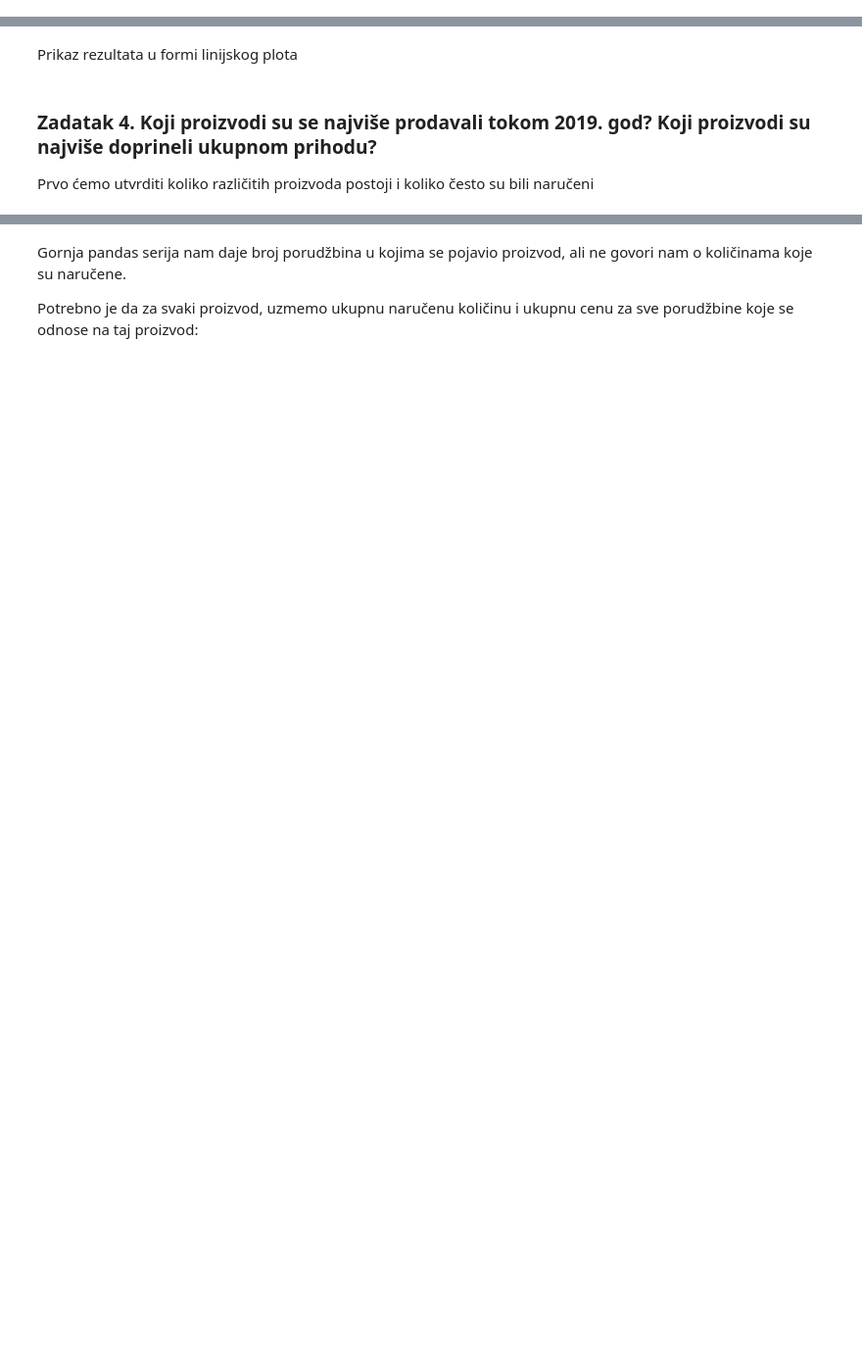
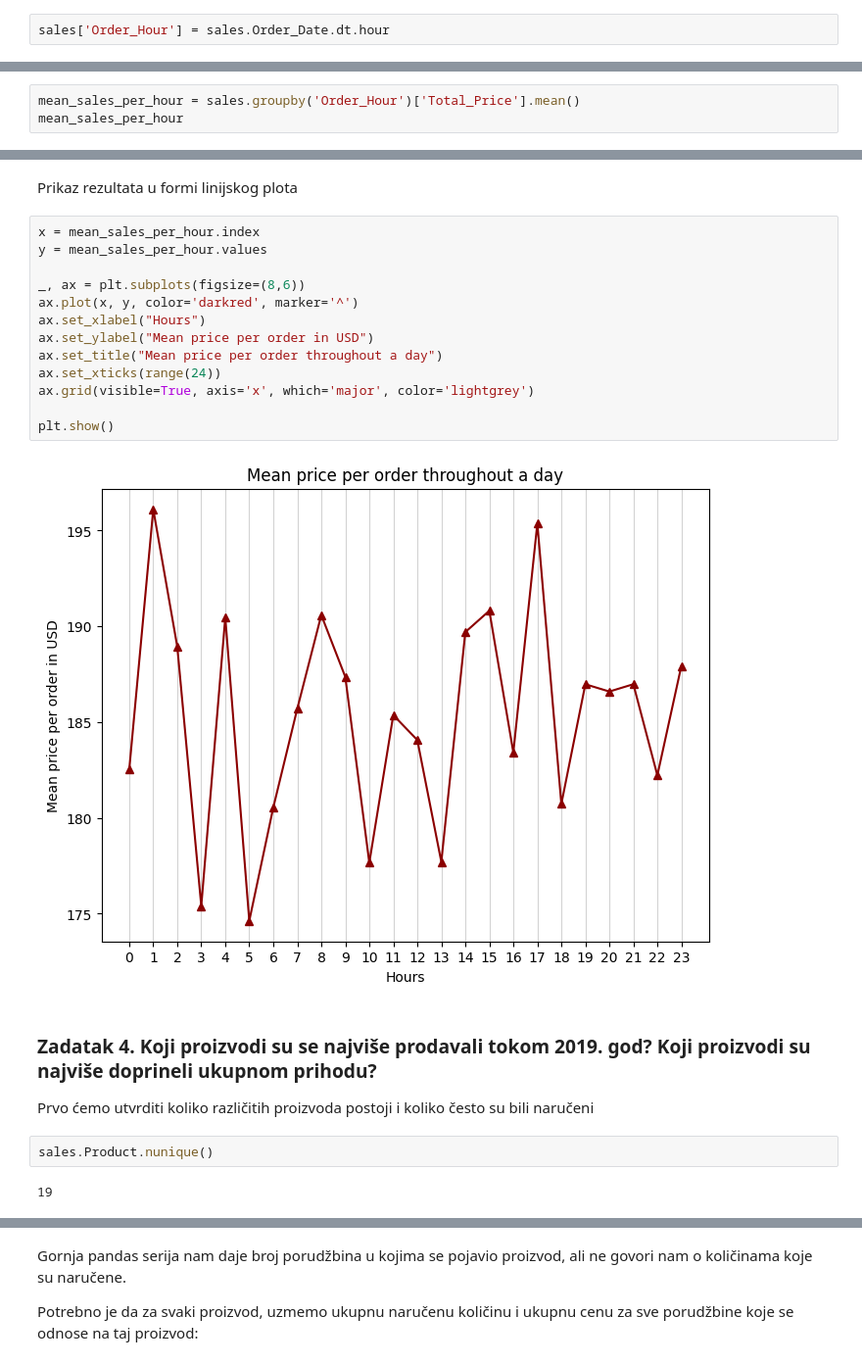
Before and after one commit to programiranje3/p2-2024v, a Jupyter notebook: lab9_10/sales_analysis.ipynb, the cells around one changed output, grey strips where cells are left out. Shown at 98% size. Cells and saved outputs as stored; diff of their text form; blank space fills up the shorter version.

```diff
--- a/lab9_10/sales_analysis.ipynb
+++ b/lab9_10/sales_analysis.ipynb
@@ -635,3 +724,5 @@ Napomena: za fina podešavanja prikaza plota, brojne korisne metode se mogu nać
 Da bismo odgovorili na ovo pitanje, potrebno je da izdvojimo sate iz `Order_Date` kolone i utvrdimo prosečnu ukupnu cenu porudžbine za svaki sat u toku dana
 # %% [markdown]
 **Korak 1**: Kreiranje 'Order_Hour' kolone
+# %%
+sales['Order_Hour'] = sales.Order_Date.dt.hour
@@ -638,2 +738,5 @@ Da bismo odgovorili na ovo pitanje, potrebno je da izdvojimo sate iz `Order_Date
 # %% [markdown]
 **Korak 2**: Grupisanje narudžbina na osnovu `Order_Hour` i izračuvanje prosečne vrednosti `Total_Price` varijable za svaku grupu
+# %%
+mean_sales_per_hour = sales.groupby('Order_Hour')['Total_Price'].mean()
+mean_sales_per_hour
@@ -642,6 +783,25 @@ Sortirati rezultate u opadajućem redosledu prosečne ukupne vrednosti narudžbi
 # %% [markdown]
 Prikaz rezultata u formi linijskog plota
+# %%
+x = mean_sales_per_hour.index
+y = mean_sales_per_hour.values
+
+_, ax = plt.subplots(figsize=(8,6))
+ax.plot(x, y, color='darkred', marker='^')
+ax.set_xlabel("Hours")
+ax.set_ylabel("Mean price per order in USD")
+ax.set_title("Mean price per order throughout a day")
+ax.set_xticks(range(24))
+ax.grid(visible=True, axis='x', which='major', color='lightgrey')
+
+plt.show()
+# %% [output]
+[figure, added]
 # %% [markdown]
 ### Zadatak 4. Koji proizvodi su se najviše prodavali tokom 2019. god? Koji proizvodi su najviše doprineli ukupnom prihodu?
 
 Prvo ćemo utvrditi koliko različitih proizvoda postoji i koliko često su bili naručeni
+# %%
+sales.Product.nunique()
+# %% [output]
+19
```
Also changed, not shown: parts of 26 cells of this notebook.
